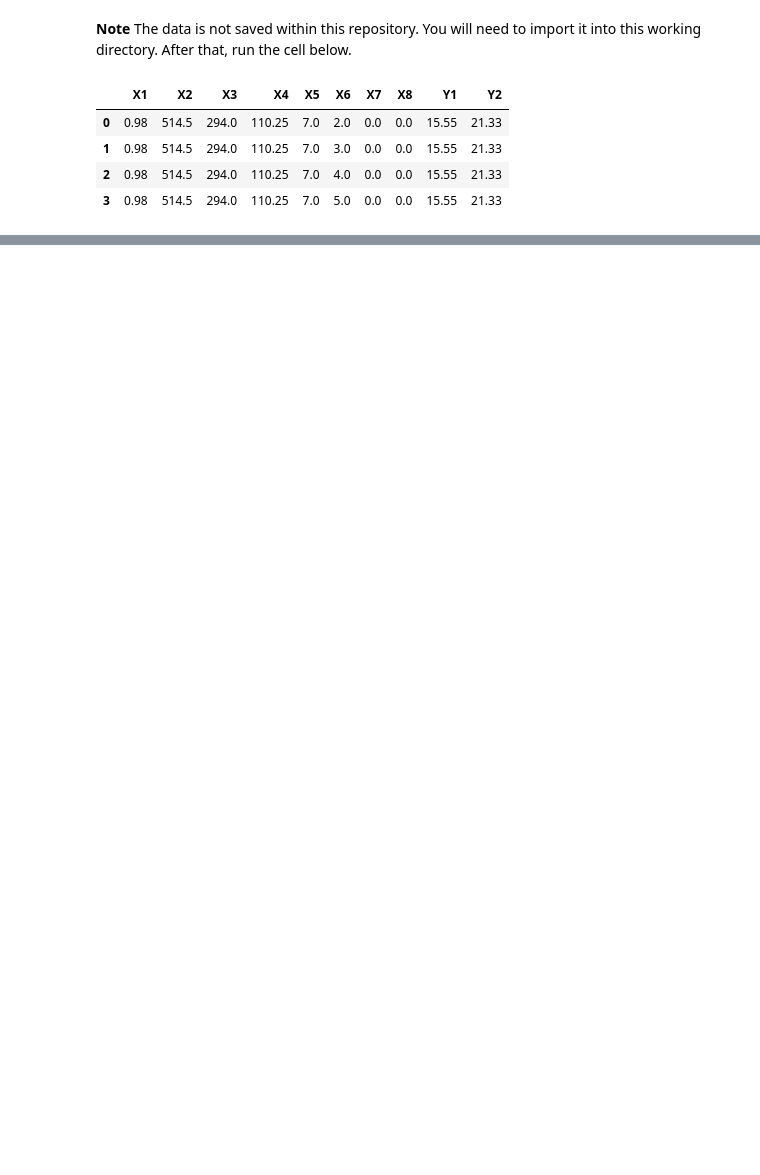
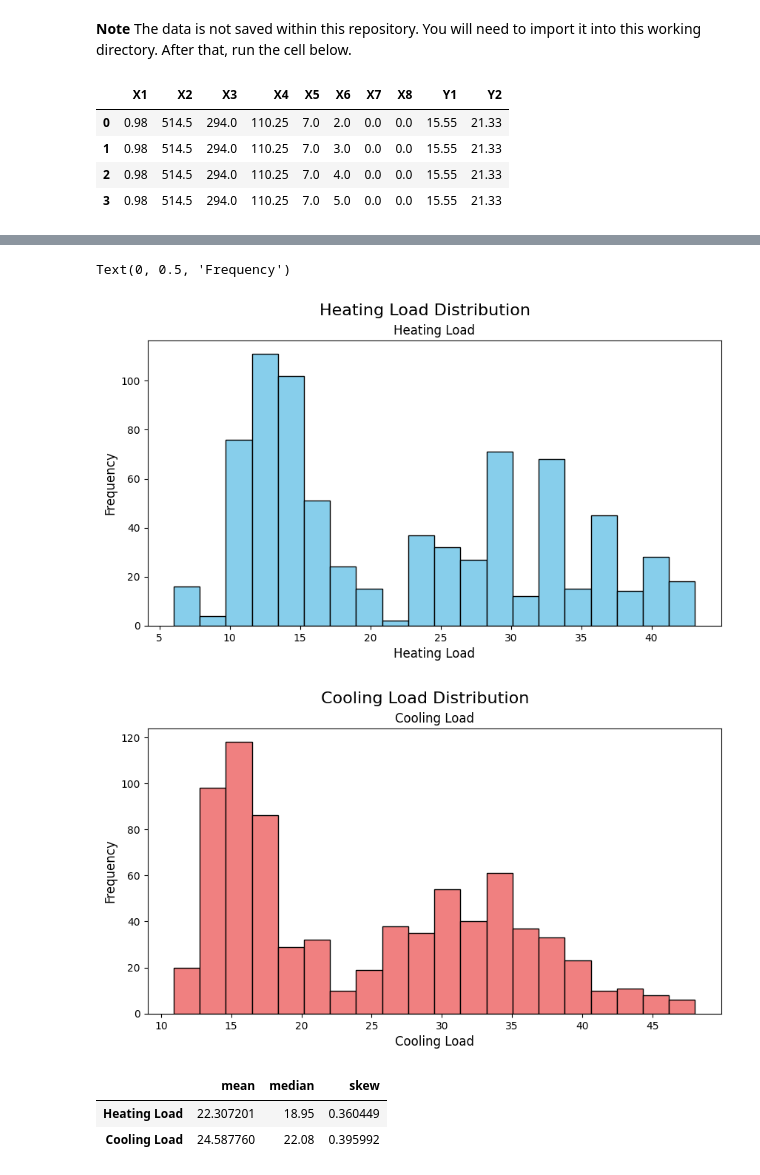
Before and after one commit to Ahmed-Honorbound/DS_Final_Project, a Jupyter notebook: processing.ipynb, the cells around one changed output, grey strips where cells are left out. Cells and saved outputs as stored; diff of their text form; code cells hidden in the pictures; blank space fills up the shorter version.

```diff
--- a/processing.ipynb
+++ b/processing.ipynb
@@ -16,0 +22,12 @@ df.head(4)
+# %%
+df.rename(columns={'X1':'Relative Compactness',
+                    'X2':'Surface Area',
+                    'X3':'Wall Area (m^2)',
+                    'X4':'Roof Area (m^2)',
+                    'X5':'Overall Height (m)',
+                    'X6':'Orientation',
+                    'X7':'Glazing Area (m^2)',
+                    'X8':'Glazing Area Distribution',
+                    'Y1':'Heating Load',
+                    'Y2':'Cooling Load'},
+                    inplace=True)
@@ -16,0 +77,4 @@ df.head(4)
+# %%
+#removed null values
+df.dropna(inplace=True)
+df.isnull().sum()
@@ -16,0 +112,2 @@ df.head(4)
+# %%
+df[['Orientation', 'Glazing Area Distribution']] = df[['Orientation', 'Glazing Area Distribution']].astype('category')
@@ -16,0 +134,24 @@ df.head(4)
+# %%
+#Histograms for Heating Load and Cooling Load
+ax = df[['Heating Load']].hist(bins=20, figsize=(10, 5), grid=False, color='skyblue', edgecolor='black')
+plt.suptitle('Heating Load Distribution', fontsize=16)
+plt.xlabel('Heating Load', fontsize=12)
+plt.ylabel('Frequency', fontsize=12)
+
+ax = df[['Cooling Load']].hist(bins=20, figsize=(10, 5), grid=False, color='lightcoral', edgecolor='black')
+plt.suptitle('Cooling Load Distribution', fontsize=16)
+plt.xlabel('Cooling Load', fontsize=12)
+plt.ylabel('Frequency', fontsize=12)
+# %% [output]
+Text(0, 0.5, 'Frequency')
+[figure, added]
+[figure, added]
+# %%
+loads = df[['Heating Load', 'Cooling Load']]
+
+summary = loads.agg(['mean', 'median', 'skew']).T
+display(summary)
+# %% [output]
+|  | mean | median | skew |
+| Heating Load | 22.307201 | 18.95 | 0.360449 |
+| Cooling Load | 24.587760 | 22.08 | 0.395992 |
```
Also changed, not shown: parts of 16 cells of this notebook, 1 other file.
